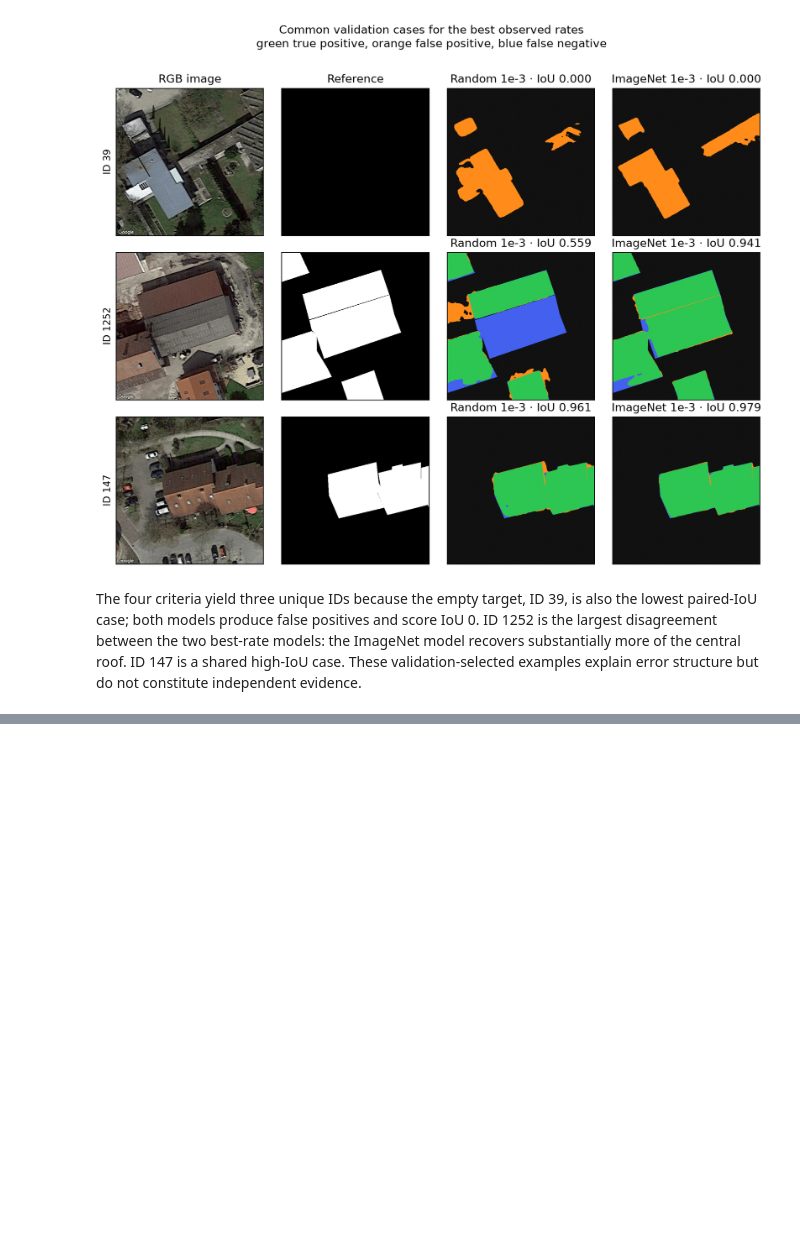
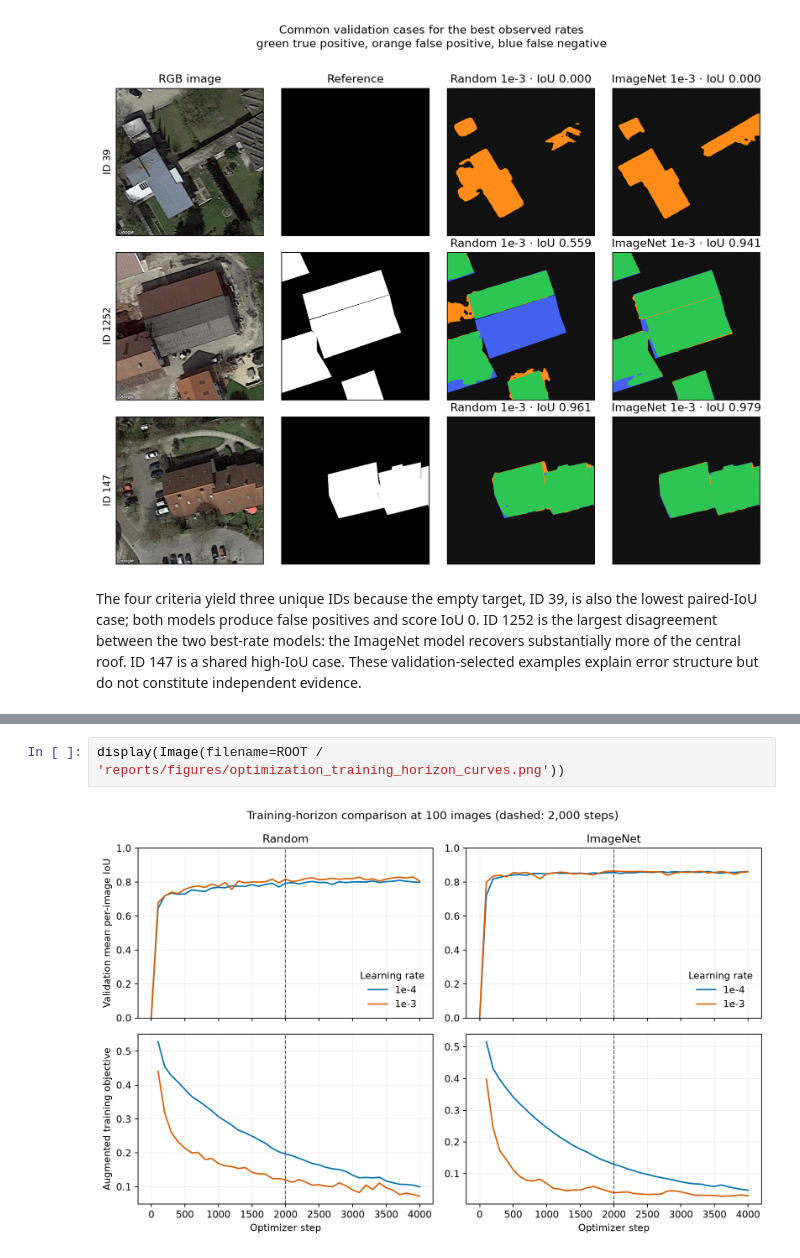
Before and after one commit to manuelmiddendorf/data-efficient-roof-segmentation, a Jupyter notebook: notebooks/03_optimization.ipynb, the cells around one changed output, grey strips where cells are left out. Saved outputs shown, nothing was run; the diff lists cells and outputs as text; blank space fills up the shorter version.

Commit message:
Stage 3: compare training horizons at n=100 (#5)
* feat: add paired training-horizon block

* docs: report training-horizon comparison

```diff
--- a/notebooks/03_optimization.ipynb
+++ b/notebooks/03_optimization.ipynb
@@ -128,0 +155,4 @@ A limited next block should isolate training horizon before adding a scheduler o
+# %%
+display(Image(filename=ROOT / 'reports/figures/optimization_training_horizon_curves.png'))
+# %% [output]
+[figure, added]
```
Also changed, not shown: parts of 9 cells of this notebook, 19 other files.
